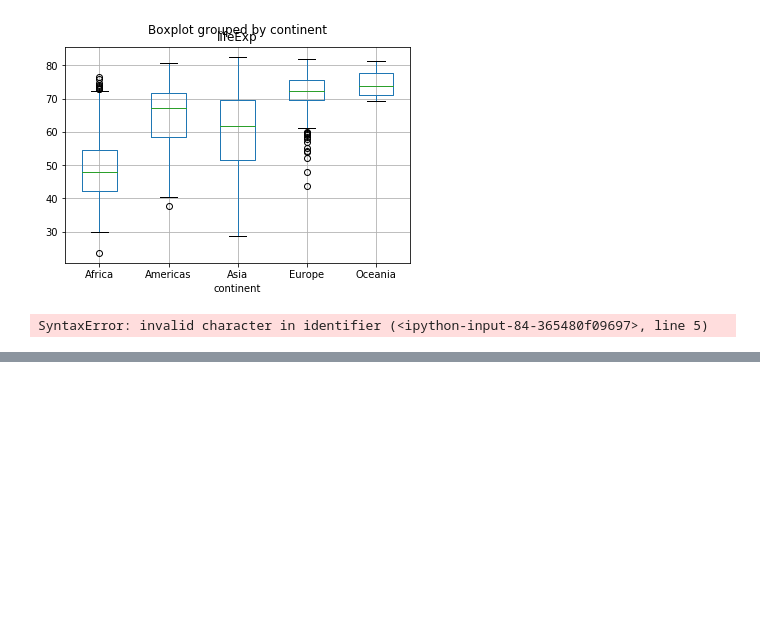
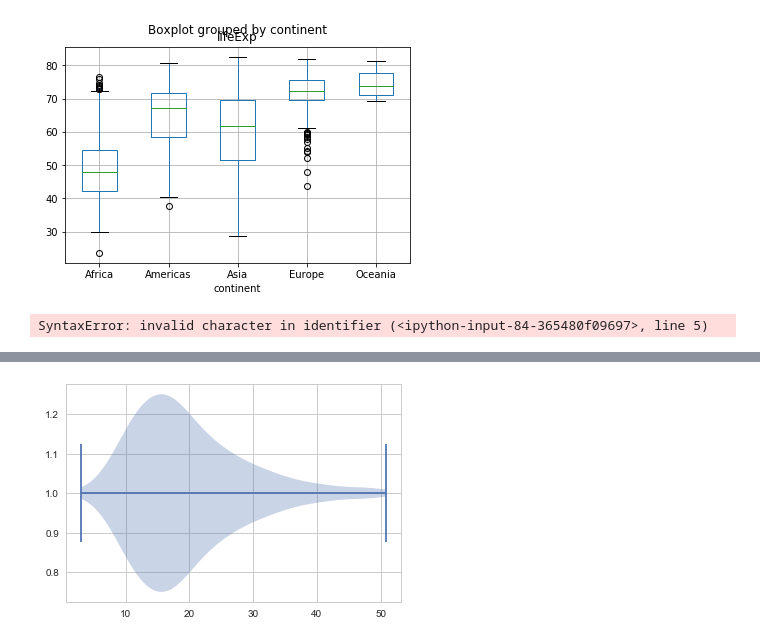
Before and after one commit to theamurtagh/Pro-Funda, a Jupyter notebook: Pro Funda.ipynb, the cells around one changed output, grey strips where cells are left out. Drawn from its saved outputs; the diff is of its cells as text; code cells hidden in the pictures; blank space fills up the shorter version.

```diff
--- a/Pro Funda.ipynb
+++ b/Pro Funda.ipynb
@@ -102,0 +144,16 @@ SyntaxError: invalid character in identifier (<ipython-input-84-365480f09697>, l
+# %%
+# Import the necessary libraries
+import matplotlib.pyplot as plt
+import pandas as pd
+
+# Initialize Figure and Axes object
+fig, ax = plt.subplots()
+
+# Load in data
+tips = pd.read_csv("https://raw.githubusercontent.com# Create violinplot
+ax.violinplot(tips["total_bill"], vert=False)
+
+# Show the plot
+plt.show()/mwaskom/seaborn-data/master/tips.csv")
+# %% [output]
+[figure, added]
```
Also changed, not shown: parts of 15 cells of this notebook, 3 other files.
